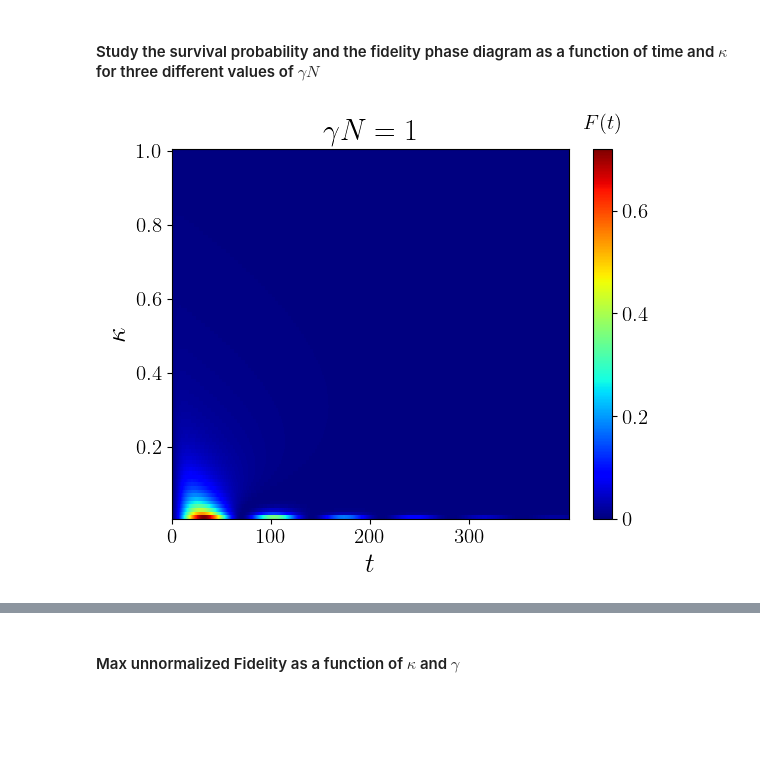
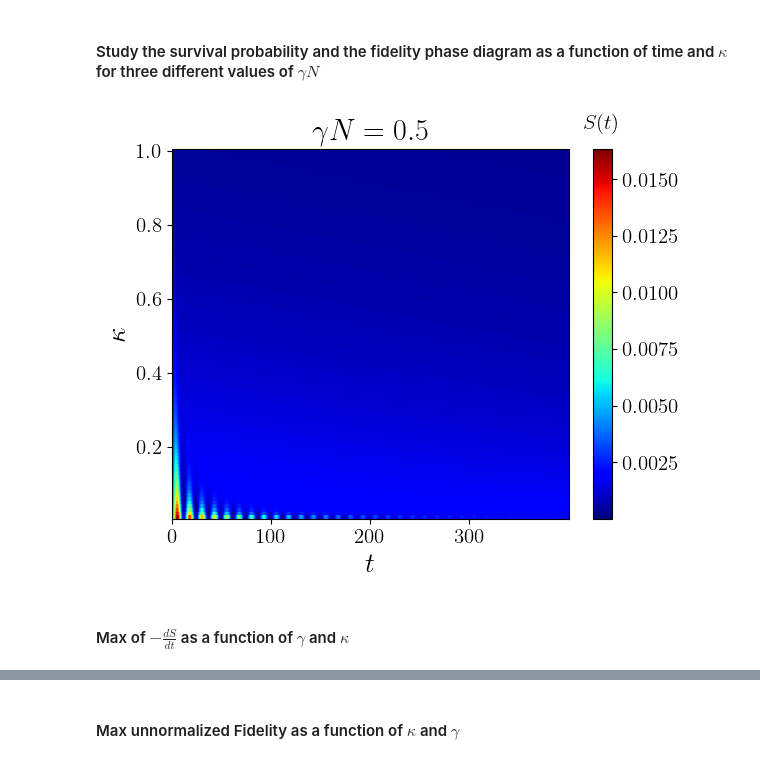
Before and after one commit to sayanr5834/non-Hermitian_QS, a Jupyter notebook: NH_quantum_walker.ipynb, the cells around one changed output, grey strips where cells are left out. Drawn from its saved outputs; the diff is of its cells as text; code cells hidden in the pictures; blank space fills up the shorter version.

```diff
--- a/NH_quantum_walker.ipynb
+++ b/NH_quantum_walker.ipynb
@@ -251,7 +251,7 @@ There is something missing with the theoretical calculations in the neighbourhoo
 # %%
 N = 500
 w  = 10
-kappa = 0.5
+kappa = 0.1
 gamma = [0.5/N,1.0/N,1.5/N,2.0/N]
 
 T = 400
@@ -725,7 +731,7 @@ fig, ax = plt.subplots()
 #minval = np.min(w_prob[0])
 #maxval = np.max(w_prob[0])
 
-im1 = ax.pcolor(x, y, w_prob[1], cmap='jet')
+im1 = ax.pcolor(x, y, w_prob[0], cmap='jet')
 
 #im1 = ax.contourf(x, y, f_max, levels=np.linspace(minval, maxval,150), cmap="jet")
 #CS = ax.contour(x, y, f_max,levels = [0.002,0.01,0.015,0.03,0.05,0.1,0.4],colors ='black',linewidths = 0.7)
@@ -735,37 +741,39 @@ im1 = ax.pcolor(x, y, w_prob[1], cmap='jet')
 cbar = fig.colorbar(
     im1,
     ax=ax,
-    ticks=[0,0.2,0.4,0.6,0.8,1.0],
+    #ticks=[0,0.2,0.4,0.6,0.8],
     orientation="vertical"
 )
-cbar.ax.set_yticklabels([0,0.2,0.4,0.6,0.8,1.0])
-cbar.ax.set_title(r'$F(t)$', size = 15,pad = 15)
+#cbar.ax.set_yticklabels([0,0.2,0.4,0.6,0.8])
+cbar.ax.set_title(r'$S(t)$', size = 15,pad = 15)
 
 #manual_locations = [(1,2),(1,2),(1,2),(1,2),(1,2)]
 
 #for level in CS.collections:
     #for kp,path in reversed(list(enumerate(level.get_paths()))):
         # go in reversed order due to deletions!
 
         # include test for "smallness" of your choice here:
         # I'm using a simple estimation for the diameter based on the
         #    x and y diameter...
         #verts = path.vertices # (N,2)-shape array of contour line coordinates
         #diameter = np.max(verts.max(axis=0) - verts.min(axis=0))
         #print(diameter)
 
         #if diameter < 0.15: # threshold to be refined for your actual dimensions!
             #if remove_next:
                 #del(level.get_paths()[kp])  # no remove() for Path objects:(
             #remove_next = not remove_next  # Toggle the flag
 
 #plt.clabel(CS, inline=True, fontsize=10)
 
 plt.xlabel(r'$t$',size = 20)
 plt.ylabel(r'$\kappa$',size = 20)
 plt.gcf().canvas.draw()
-plt.title(r'$\gamma N = 1$')
-plt.savefig('../Figures/Phase_Diagram/PD_f_t_kappa_0-1_gammaN_1.png',bbox_inches = 'tight',dpi =600)
+plt.title(r'$\gamma N = 0.5$')
+#plt.savefig('../Figures/Phase_Diagram/PD_f_t_kappa_0-1_gammaN_0p5_normalized.png',bbox_inches = 'tight',dpi =600)
 plt.show()
 # %% [output]
-[figure, old version]
+[figure, new version]
+# %% [markdown]
+#### Max of  $-\frac{d S}{dt}$ as a function of $\gamma$ and $\kappa$
```
Also changed, not shown: parts of 35 cells of this notebook.
